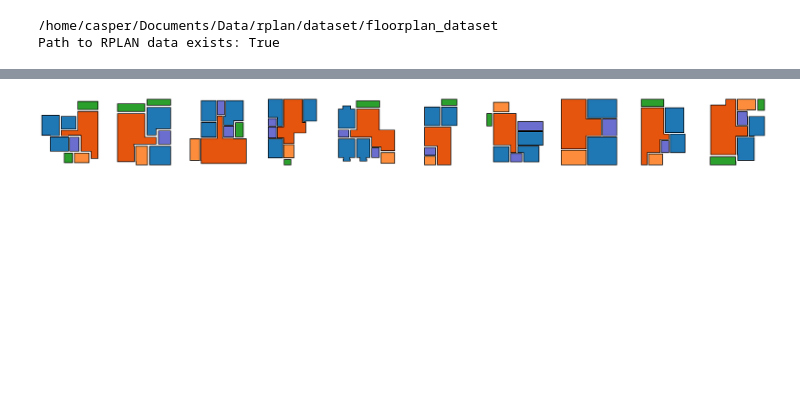
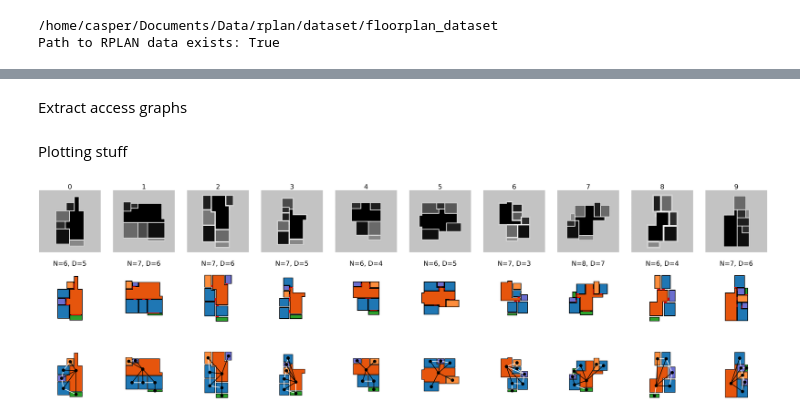
Before and after one commit to caspervanengelenburg/LayoutGKN, a Jupyter notebook: notebooks/nb rplan to graph.ipynb, the cells around one changed output, grey strips where cells are left out. Drawn from its saved outputs; the diff is of its cells as text; code cells hidden in the pictures; blank space fills up the shorter version.

Commit message:
rplan to nx graphs

```diff
--- a/notebooks/nb rplan to graph.ipynb
+++ b/notebooks/nb rplan to graph.ipynb
@@ -9,0 +14,7 @@ Path to RPLAN data exists: True
+# %%
+import re
+# Extracts floor plan ids (ids)
+ids = [int(re.search(r"\d+", p).group()) for p in os.listdir(cfg.path_rplan)]
+ids.sort()
+print(len(ids))
+print(ids[:10])
@@ -65,4 +111,0 @@ print(len(ids))
-# %%
-from LayoutGKN.utils import load_image_rplan
-img = load_image_rplan(ids[0], cfg.path_rplan)
-polygons, categories = extract_rooms_from_image(img)
@@ -68,0 +116,8 @@ polygons, categories = extract_rooms_from_image(img)
+# %%
+def transform_polygon(poly, shift=128, scale=1/256 * 18/10):
+    """Transforms polygon based on a shift and scale."""
+    poly_temp = np.array(poly.exterior.coords) - np.array(shift)
+    poly_temp *= scale
+    return Polygon(poly_temp)
+# %% [markdown]
+Extract access graphs
@@ -69,16 +237,36 @@ polygons, categories = extract_rooms_from_image(img)
+# %% [markdown]
+Plotting stuff
 # %%
 import matplotlib.pyplot as plt
-from LayoutGKN.utils import load_image_rplan
-from LayoutGKN.plot import draw_rooms
+from LayoutGKN.utils import load_image_rplan, minmax_normalize
+from LayoutGKN.plot import draw_rooms, draw_polygon, draw_graph
 from LayoutGKN.constants import ROOM_COLORS
 
 n, fs = 10, 10
-fig, axs = plt.subplots(1,n,figsize=(n*fs,fs)); axs = axs.flatten()
-for i, ax in enumerate(axs):
-    ax.set_aspect('equal'); ax.axis('off')
-    img = load_image_rplan(ids[i], cfg.path_rplan)
+fig, axs = plt.subplots(3,n,figsize=(n*fs,3*fs)); axs = axs.flatten()
+for ax in axs: ax.set_aspect('equal'); ax.axis('off')
+
+for i in range(n):
+    pid = ids[i]
+    img = load_image_rplan(pid, cfg.path_rplan)
+    # plots normalized image s.t. semantic differences become visible
+    axs[i].imshow(minmax_normalize(img), cmap="gray")
+    axs[i].set_title(pid, fontsize=fs*5)
+    # flip image s.t. y-axis is read from bottom to top
+    img = np.flipud(img)
+    # extract
     polygons, categories = extract_rooms_from_image(img)
+    polygons_door = extract_doors_from_image(img)
+    polygons = [transform_polygon(p) for p in polygons]
+    polygons_door = [transform_polygon(p) for p in polygons_door]
+    G = extract_access_graph(pid, polygons, categories, polygons_door)
+    # draw
+    axs[i+n].set_xlim([-1, 1]); axs[i+n].set_ylim([-1, 1])
     colors = [ROOM_COLORS[cat] for cat in categories]
-    draw_rooms(ax, polygons, colors, lw=5)
+    draw_rooms(axs[i+n], polygons, colors, lw=5)
+    _ = [draw_polygon(axs[i+n], p, facecolor="red") for p in polygons_door]
+    axs[i+n].set_title(f"N={len(polygons)}, D={len(polygons_door)}", fontsize=fs*5)
+    draw_graph(axs[i+2*n], G, fs=fs, s=fs*6, w=fs/2, lw=fs/3)
+    axs[i+2*n].set_xlim([-1, 1]); axs[i+n].set_ylim([-1, 1])
 # %% [output]
-[figure, old version]
+[figure, new version]
```
Also changed, not shown: parts of 9 cells of this notebook, 2 other files.
